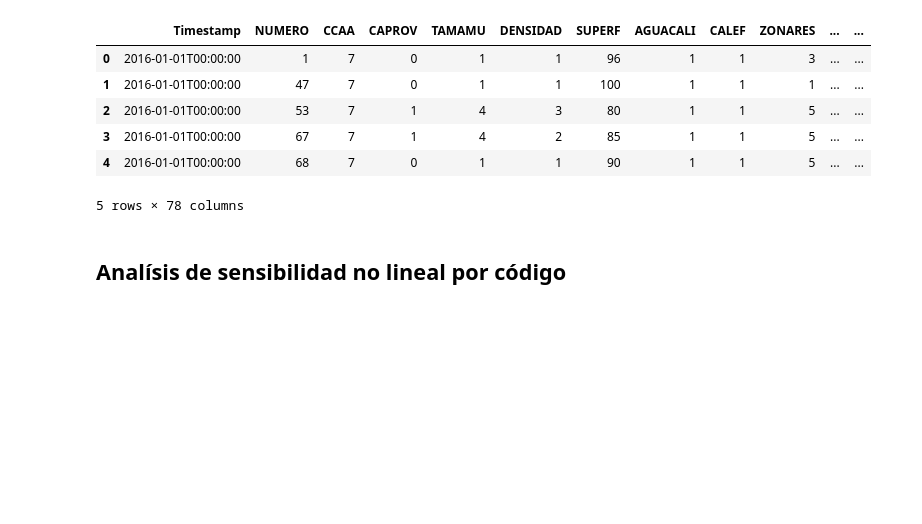
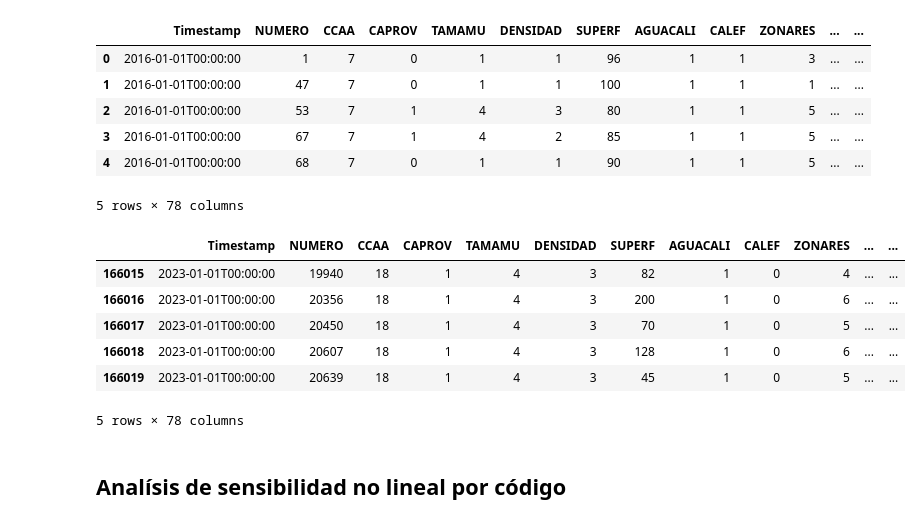
Before and after one commit to rauulrivero/ExpenseAnalysis, a Jupyter notebook: notebooks/sensivity_analysis/sensitivity_analysis_no_lineal.ipynb, the cells around one changed output. Saved outputs shown, nothing was run; the diff lists cells and outputs as text; code cells hidden in the pictures; blank space fills up the shorter version.

```diff
--- a/notebooks/sensivity_analysis/sensitivity_analysis_no_lineal.ipynb
+++ b/notebooks/sensivity_analysis/sensitivity_analysis_no_lineal.ipynb
@@ -12,6 +12,17 @@ df.head()
 | 3 | 2016-01-01T00:00:00 | 67 | 7 | 1 | 4 | 2 | 85 | 1 | 1 | 5 | ... | ... |
 | 4 | 2016-01-01T00:00:00 | 68 | 7 | 0 | 1 | 1 | 90 | 1 | 1 | 5 | ... | ... |
 5 rows × 78 columns
+# %%
+df.tail(
+)
+# %% [output]
+|  | Timestamp | NUMERO | CCAA | CAPROV | TAMAMU | DENSIDAD | SUPERF | AGUACALI | CALEF | ZONARES | ... | ... |
+| 166015 | 2023-01-01T00:00:00 | 19940 | 18 | 1 | 4 | 3 | 82 | 1 | 0 | 4 | ... | ... |
+| 166016 | 2023-01-01T00:00:00 | 20356 | 18 | 1 | 4 | 3 | 200 | 1 | 0 | 6 | ... | ... |
+| 166017 | 2023-01-01T00:00:00 | 20450 | 18 | 1 | 4 | 3 | 70 | 1 | 0 | 5 | ... | ... |
+| 166018 | 2023-01-01T00:00:00 | 20607 | 18 | 1 | 4 | 3 | 128 | 1 | 0 | 6 | ... | ... |
+| 166019 | 2023-01-01T00:00:00 | 20639 | 18 | 1 | 4 | 3 | 45 | 1 | 0 | 5 | ... | ... |
+5 rows × 78 columns
 # %%
 output_columns = [col for col in df.columns if col.endswith(tuple(f"_{i}" for i in range(11, 129)))]
 # %% [markdown]
```
Also changed, not shown: 19 other files.
